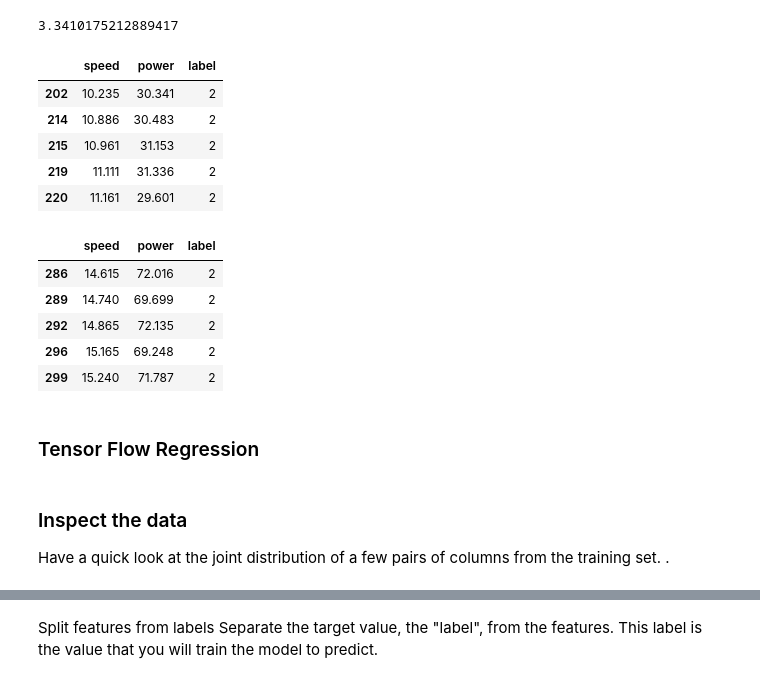
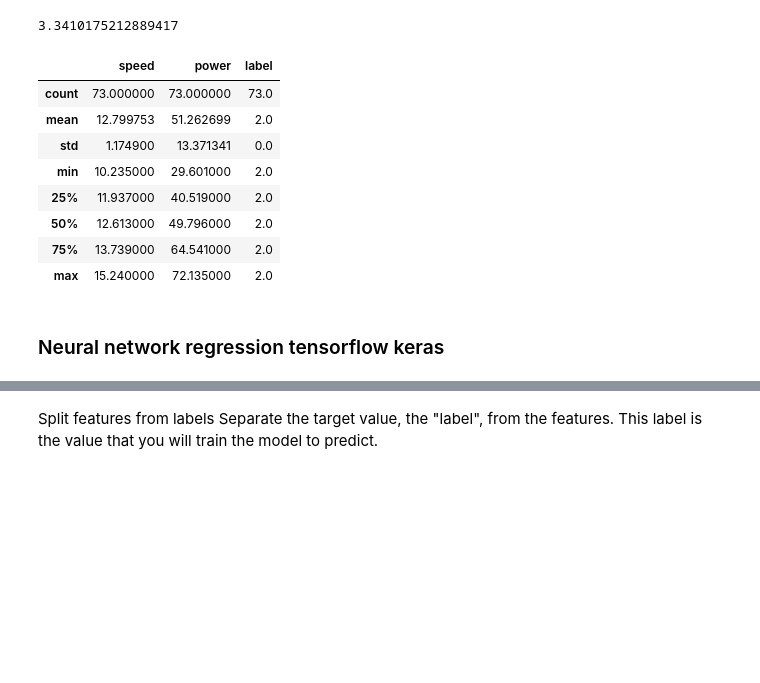
Before and after one commit to neadie/machine_learning_and_stats_project, a Jupyter notebook: MachineLearningAndStatsProject.ipynb, the cells around one changed output, grey strips where cells are left out. Drawn from its saved outputs; the diff is of its cells as text; code cells hidden in the pictures; blank space fills up the shorter version.

```diff
--- a/MachineLearningAndStatsProject.ipynb
+++ b/MachineLearningAndStatsProject.ipynb
@@ -393,29 +425,19 @@ mae2
 # %% [output]
 3.3410175212889417
 # %%
-cluster_2df.head()
+cluster_2df.describe()
 # %% [output]
 |  | speed | power | label |
-| 202 | 10.235 | 30.341 | 2 |
-| 214 | 10.886 | 30.483 | 2 |
-| 215 | 10.961 | 31.153 | 2 |
-| 219 | 11.111 | 31.336 | 2 |
-| 220 | 11.161 | 29.601 | 2 |
+| count | 73.000000 | 73.000000 | 73.0 |
+| mean | 12.799753 | 51.262699 | 2.0 |
+| std | 1.174900 | 13.371341 | 0.0 |
+| min | 10.235000 | 29.601000 | 2.0 |
+| 25% | 11.937000 | 40.519000 | 2.0 |
+| 50% | 12.613000 | 49.796000 | 2.0 |
+| 75% | 13.739000 | 64.541000 | 2.0 |
+| max | 15.240000 | 72.135000 | 2.0 |
-# %%
-cluster_2df.tail()
-# %% [output]
-|  | speed | power | label |
-| 286 | 14.615 | 72.016 | 2 |
-| 289 | 14.740 | 69.699 | 2 |
-| 292 | 14.865 | 72.135 | 2 |
-| 296 | 15.165 | 69.248 | 2 |
-| 299 | 15.240 | 71.787 | 2 |
-# %% [markdown]
-### Tensor Flow Regression
+# %% [markdown]
+### Neural network regression tensorflow keras
 # %%
 train_dataset = df.sample(frac=0.8, random_state=0)
 test_dataset = df.drop(train_dataset.index)
-# %% [markdown]
-### Inspect the data
-Have a quick look at the joint distribution of a few pairs of columns from the training set.
-.
```
Also changed, not shown: parts of 51 cells of this notebook, 1 other file.
